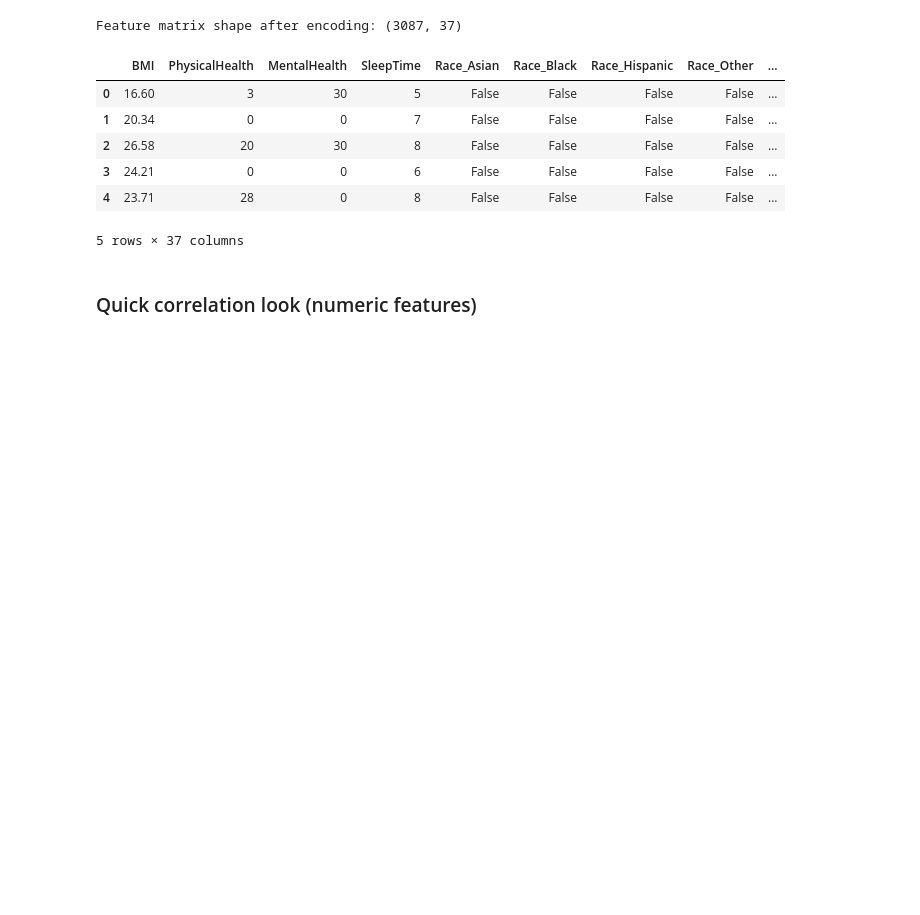
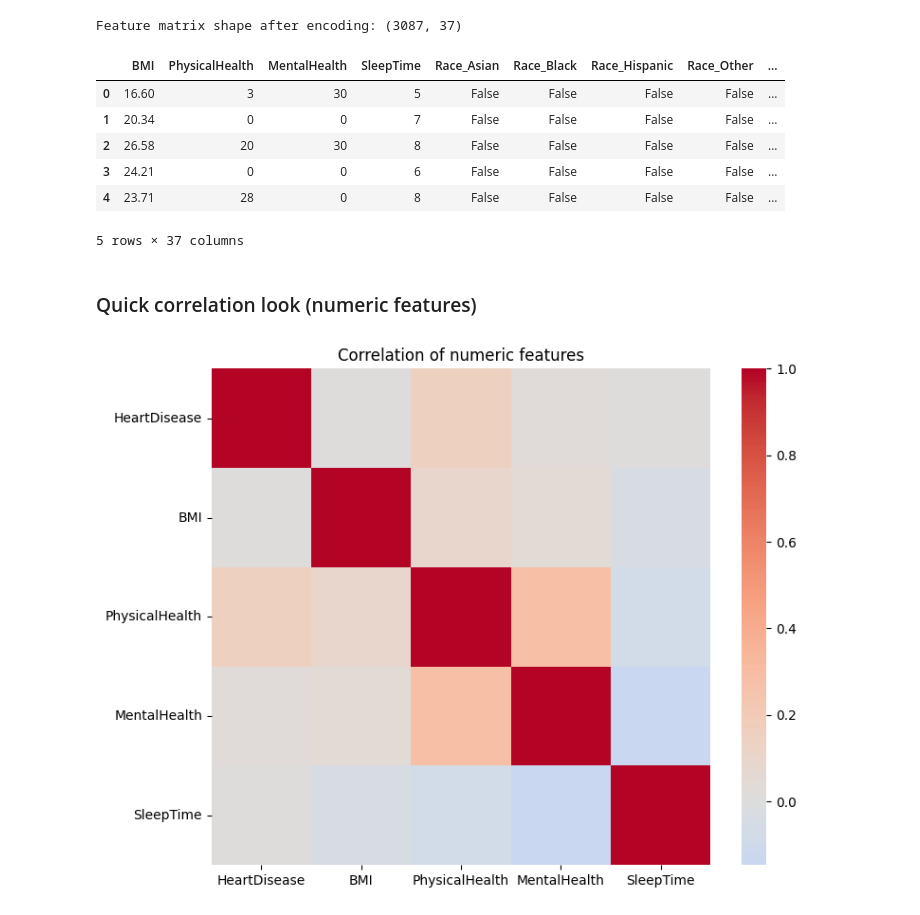
Before and after one commit to adamissac/heart-disease-imbalanced-ml, a Jupyter notebook: heart_disease_imbalanced_classification.ipynb, the cells around one changed output. Drawn from its saved outputs; the diff is of its cells as text; code cells hidden in the pictures; blank space fills up the shorter version.

Commit message:
notebook: plot numeric feature correlation heatmap
Co-authored-by: Adam Issac <adamissac@users.noreply.github.com>

```diff
--- a/heart_disease_imbalanced_classification.ipynb
+++ b/heart_disease_imbalanced_classification.ipynb
@@ -100,3 +100,12 @@ Feature matrix shape after encoding: (3087, 37)
 5 rows × 37 columns
 # %% [markdown]
 ### Quick correlation look (numeric features)
+# %%
+corr = heart_df._get_numeric_data().corr()
+plt.figure(figsize=(8, 6))
+sns.heatmap(corr, cmap="coolwarm", center=0)
+plt.title("Correlation of numeric features")
+plt.tight_layout()
+plt.show()
+# %% [output]
+[figure, added]
```
